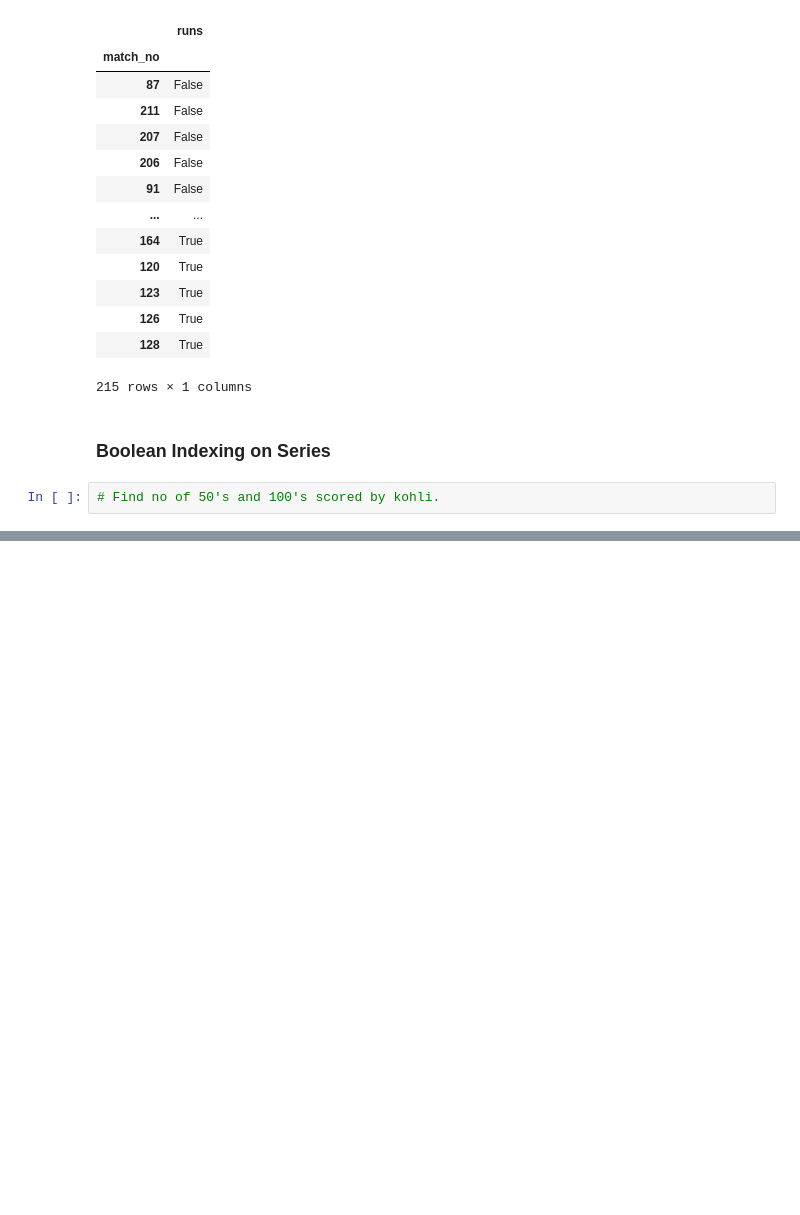
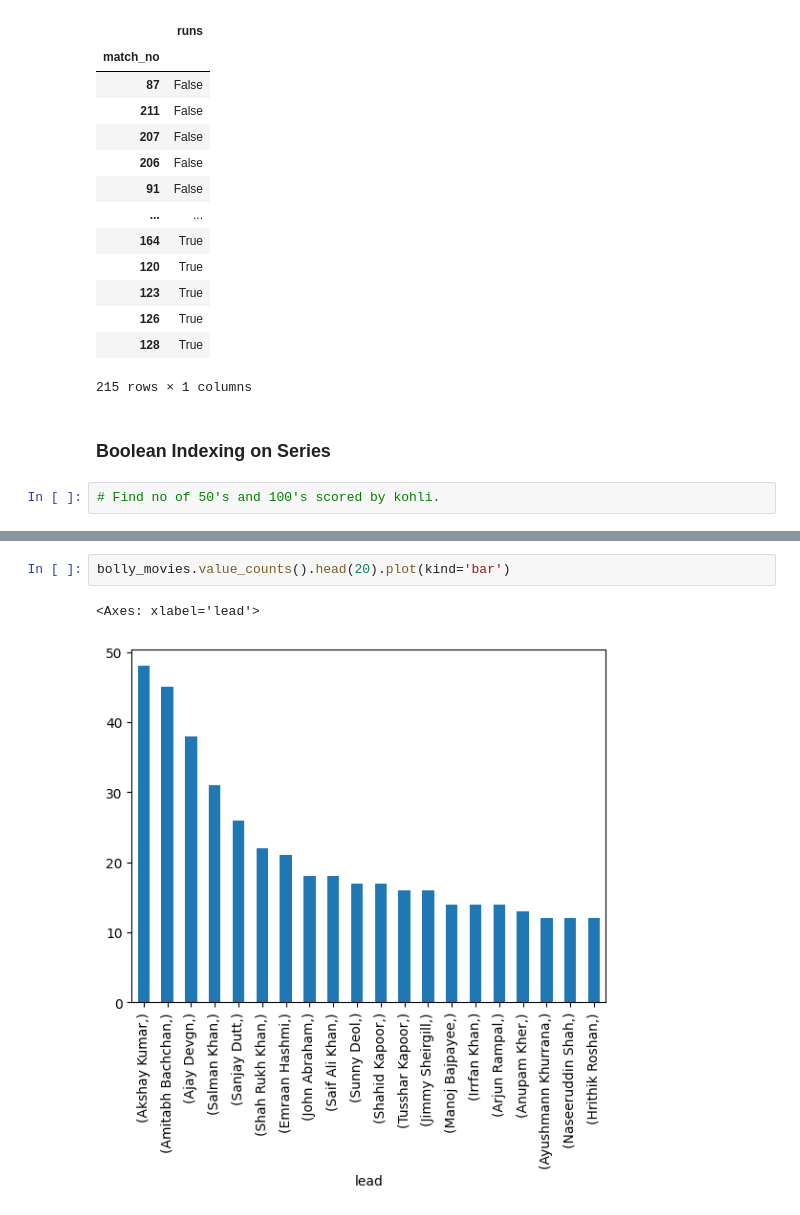
Before and after one commit to ayushpanchal26/pyprojects, a Jupyter notebook: data_science/16_pandas_series.ipynb, the cells around one changed output, grey strips where cells are left out. Cells and saved outputs as stored; diff of their text form; blank space fills up the shorter version.

```diff
--- a/data_science/16_pandas_series.ipynb
+++ b/data_science/16_pandas_series.ipynb
@@ -590,0 +600,5 @@ vk>=50
+# %%
+bolly_movies.value_counts().head(20).plot(kind='bar')
+# %% [output]
+<Axes: xlabel='lead'>
+[figure, added]
```
Also changed, not shown: parts of 6 cells of this notebook, 29 other files.
